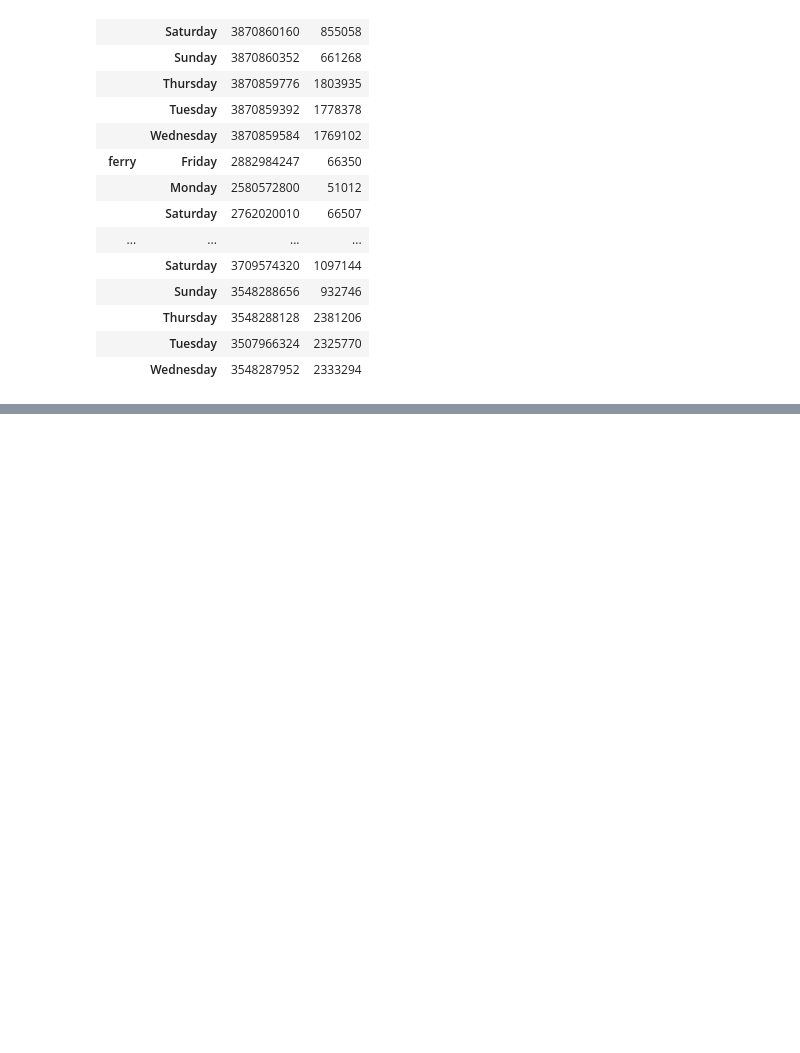
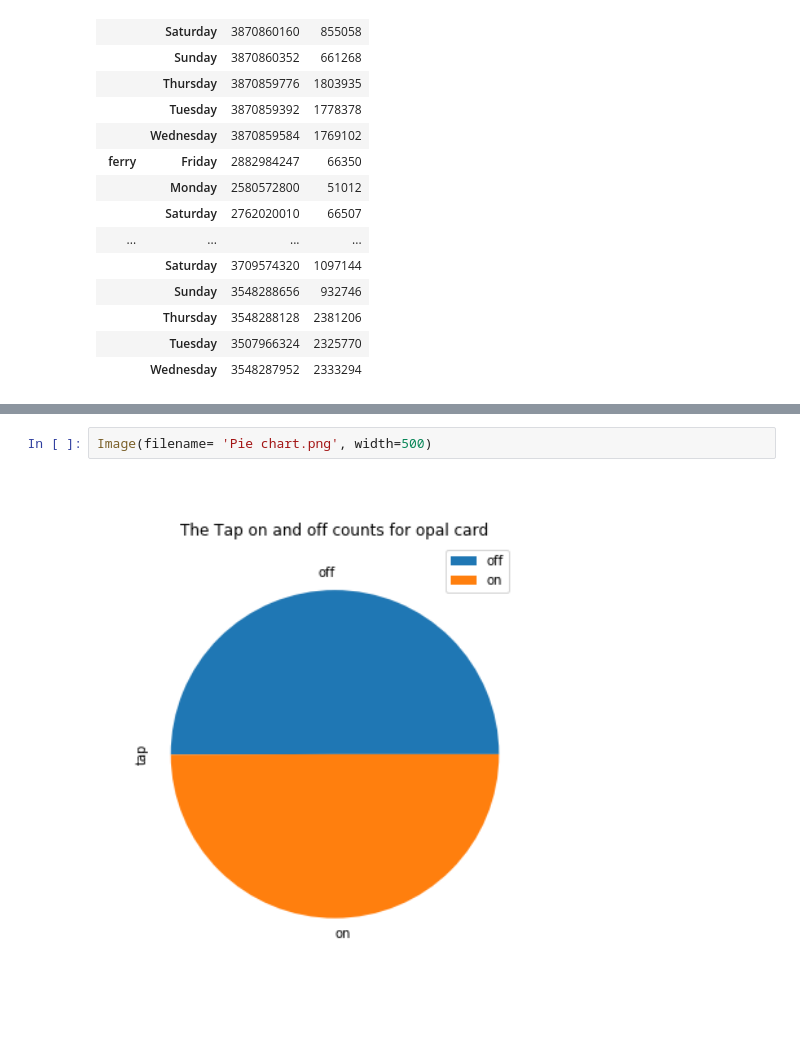
Before and after one commit to Annie677/Dataproject, a Jupyter notebook: The opal card tap on .ipynb, the cells around one changed output, grey strips where cells are left out. Drawn from its saved outputs; the diff is of its cells as text; blank space fills up the shorter version.

```diff
--- a/The opal card tap on .ipynb
+++ b/The opal card tap on .ipynb
@@ -183,0 +214,4 @@ AttributeError: 'DataFrame' object has no attribute 'DataFrame'
+# %%
+Image(filename= 'Pie chart.png', width=500)
+# %% [output]
+[figure, added]
```
Also changed, not shown: parts of 62 cells of this notebook, 16 other files.
